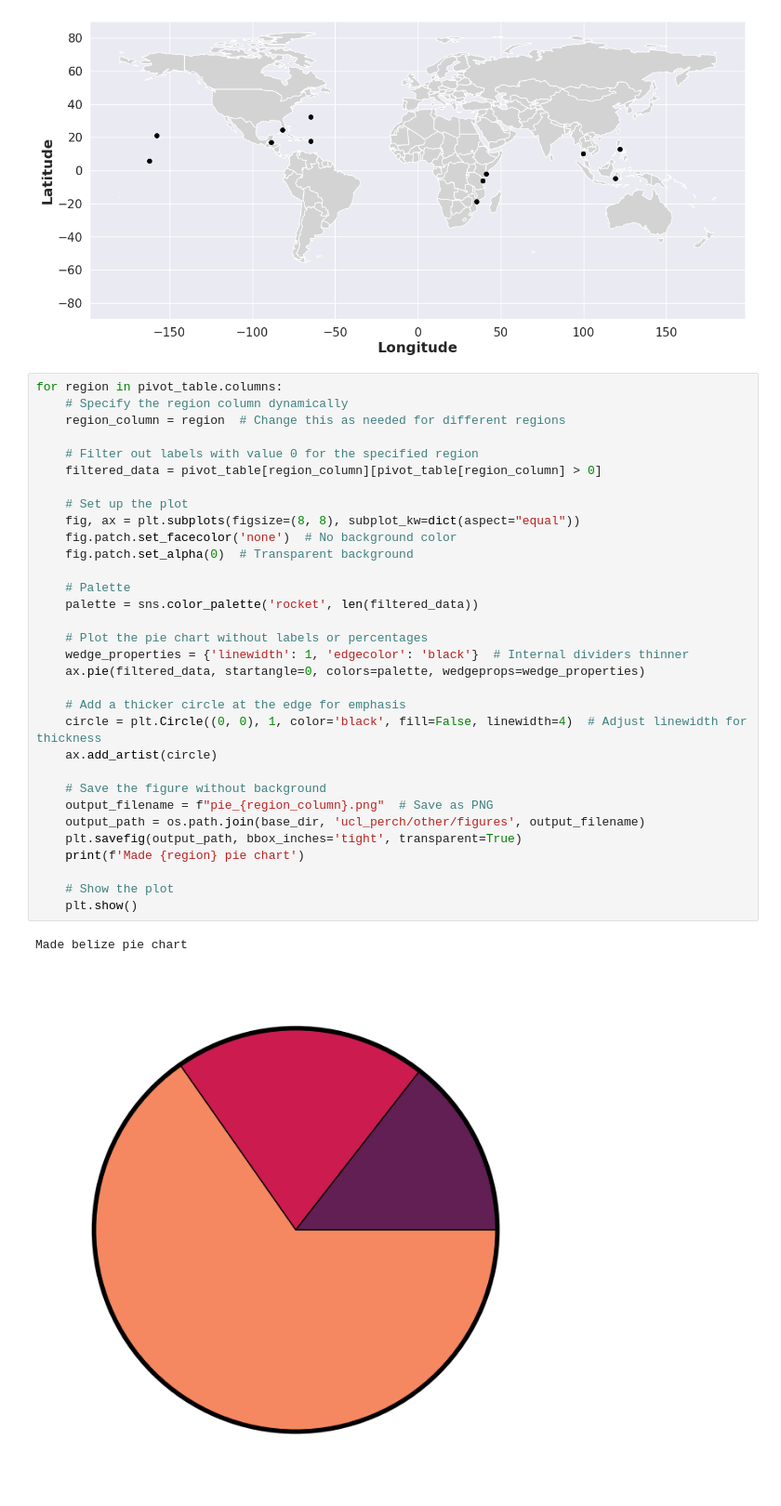
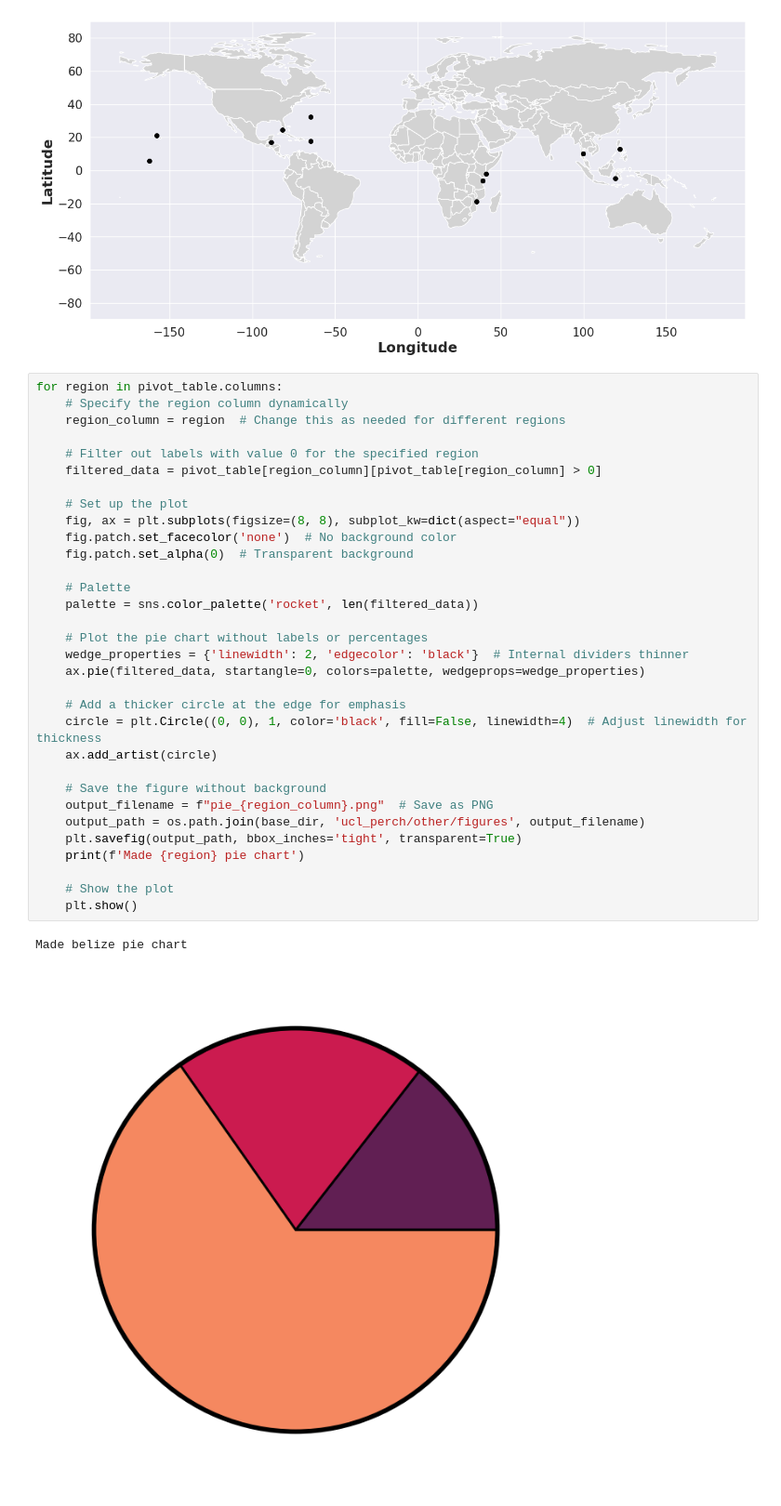
Before and after one commit to BenUCL/surfperch, a Jupyter notebook: manuscript-additions/figures.ipynb, the cells around one changed output. Shown at 93% size. Cells and saved outputs as stored; diff of their text form.

```diff
--- a/manuscript-additions/figures.ipynb
+++ b/manuscript-additions/figures.ipynb
@@ -857,32 +857,32 @@ for region in pivot_table.columns:
     region_column = region  # Change this as needed for different regions
 
     # Filter out labels with value 0 for the specified region
     filtered_data = pivot_table[region_column][pivot_table[region_column] > 0]
 
     # Set up the plot
     fig, ax = plt.subplots(figsize=(8, 8), subplot_kw=dict(aspect="equal"))
     fig.patch.set_facecolor('none')  # No background color
     fig.patch.set_alpha(0)  # Transparent background
 
     # Palette
     palette = sns.color_palette('rocket', len(filtered_data))
 
     # Plot the pie chart without labels or percentages
-    wedge_properties = {'linewidth': 1, 'edgecolor': 'black'}  # Internal dividers thinner
+    wedge_properties = {'linewidth': 2, 'edgecolor': 'black'}  # Internal dividers thinner
     ax.pie(filtered_data, startangle=0, colors=palette, wedgeprops=wedge_properties)
 
     # Add a thicker circle at the edge for emphasis
     circle = plt.Circle((0, 0), 1, color='black', fill=False, linewidth=4)  # Adjust linewidth for thickness
     ax.add_artist(circle)
 
     # Save the figure without background
     output_filename = f"pie_{region_column}.png"  # Save as PNG
     output_path = os.path.join(base_dir, 'ucl_perch/other/figures', output_filename)
     plt.savefig(output_path, bbox_inches='tight', transparent=True)
     print(f'Made {region} pie chart')
 
     # Show the plot
     plt.show()
 # %% [output]
 Made belize pie chart
-[figure, old version]
+[figure, new version]
```
Also changed, not shown: parts of 1 cell of this notebook.
